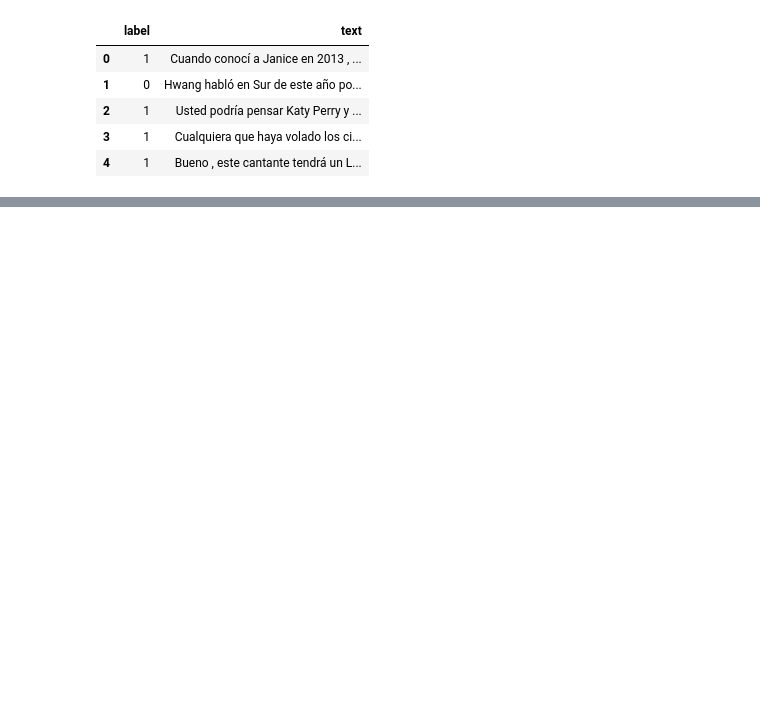
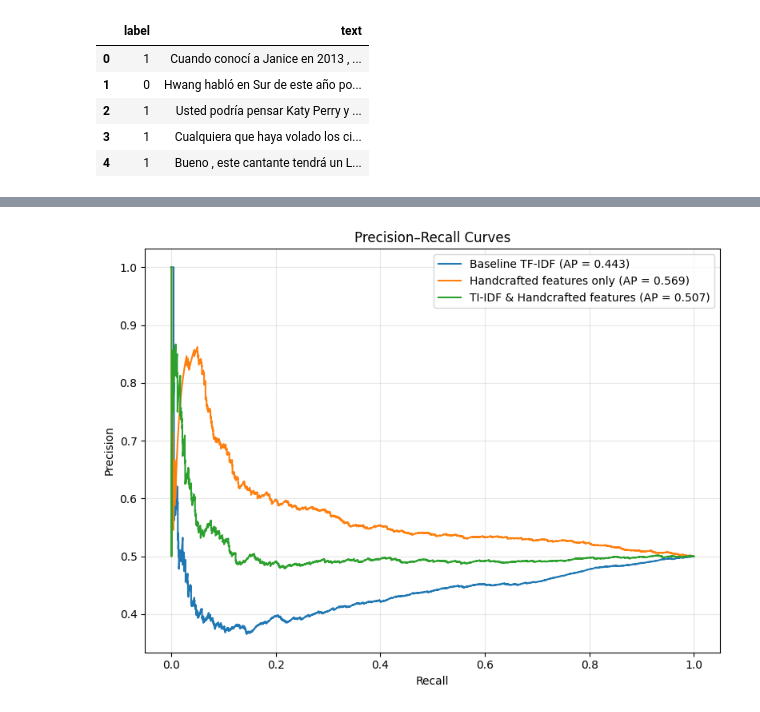
Before and after one commit to Funnear/project-3-nlp, a Jupyter notebook: notebooks/2_Feature_pipeline.ipynb, the cells around one changed output, grey strips where cells are left out. Drawn from its saved outputs; the diff is of its cells as text; code cells hidden in the pictures; blank space fills up the shorter version.

```diff
--- a/notebooks/2_Feature_pipeline.ipynb
+++ b/notebooks/2_Feature_pipeline.ipynb
@@ -47,0 +345,28 @@ df.head(5)
+# %%
+plt.figure(figsize=(8, 6))
+
+for name, color in zip(
+    ["Baseline TF-IDF", "Handcrafted features only", "TI-IDF & Handcrafted features"],
+    ["C0", "C1", "C2"],
+):
+    res = accuracy_evaluation_results[name]
+    y_proba = res["y_proba"]
+    if y_proba is None:
+        continue
+
+    precision, recall, _ = precision_recall_curve(y_val, y_proba)
+    ap = average_precision_score(y_val, y_proba)
+    plt.plot(recall, precision, label=f"{name} (AP = {ap:.3f})", color=color)
+
+plt.xlabel("Recall")
+plt.ylabel("Precision")
+plt.title("Precision–Recall Curves")
+plt.grid(alpha=0.3)
+
+# move legend to top-right where the curves are sparse
+plt.legend(loc="upper right")
+
+plt.tight_layout()
+plt.show()
+# %% [output]
+[figure, added]
```
Also changed, not shown: parts of 31 cells of this notebook, 6 other files.
